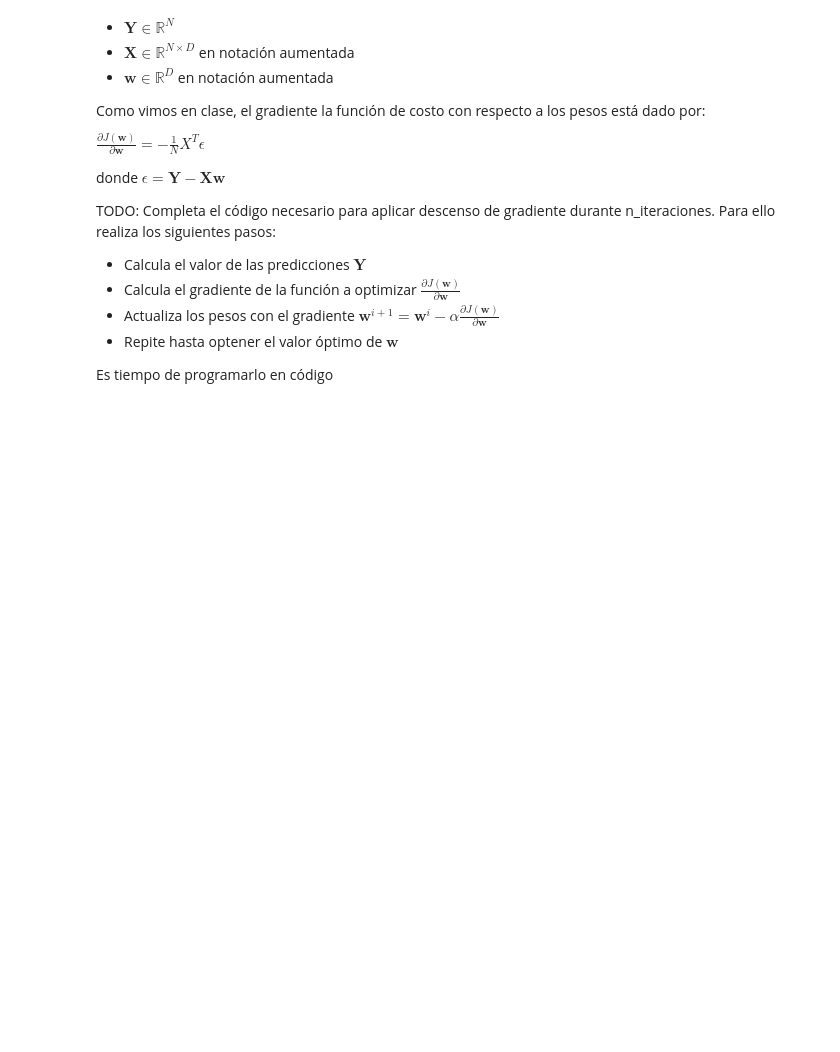
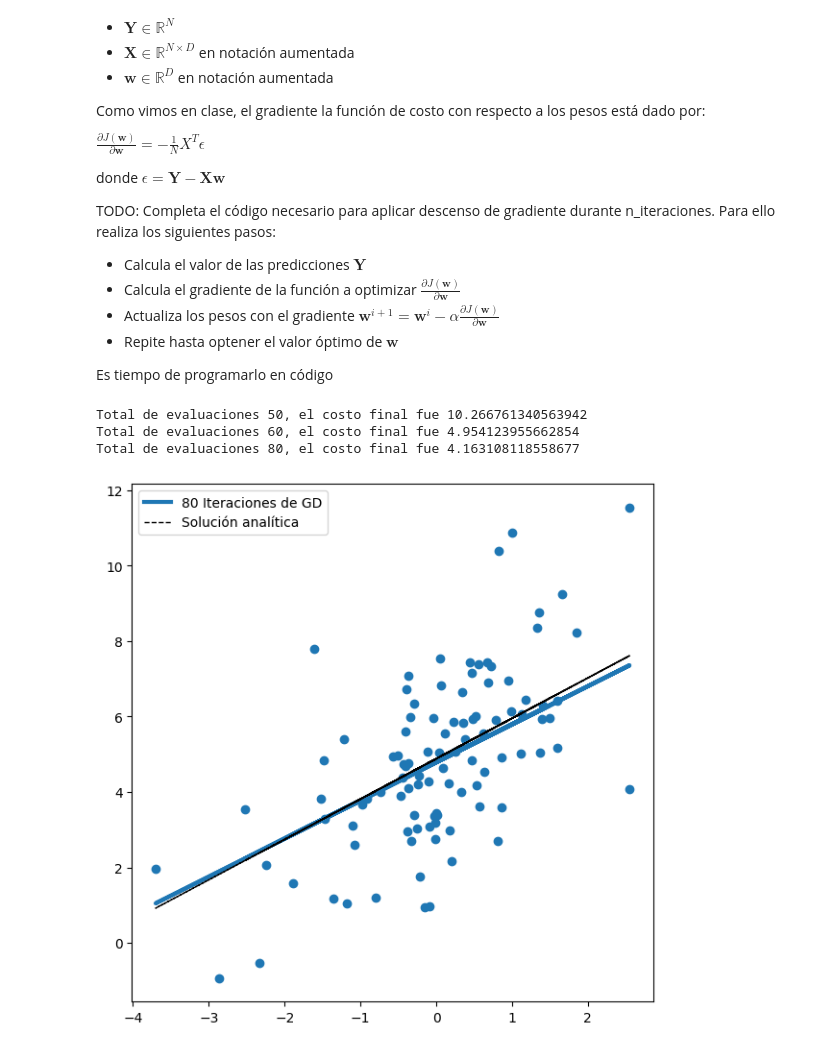
Before and after one commit to JessicaBorja/SI24, a Jupyter notebook: src/si24/ejercicios/E03_linear_reg/gradient_descent.ipynb, the cells around one changed output. Drawn from its saved outputs; the diff is of its cells as text; code cells hidden in the pictures; blank space fills up the shorter version.

Commit message:
Add files via upload
gradiente terminado

```diff
--- a/src/si24/ejercicios/E03_linear_reg/gradient_descent.ipynb
+++ b/src/si24/ejercicios/E03_linear_reg/gradient_descent.ipynb
@@ -166,7 +160,7 @@ Como vimos en clase, el gradiente la función de costo con respecto a los pesos
 
 Es tiempo de programarlo en código
 # %%
-def gradient_descent(X, y, lr, N_iterations, w_start=np.array([0,0])):
+def gradient_descent(X, y, lr, N_iterations, w_start=np.array([0, 0])):
     """
     Entradas:
     X: arreglo con los datos en notación aumentada X
@@ -181,60 +175,63 @@ def gradient_descent(X, y, lr, N_iterations, w_start=np.array([0,0])):
     """
     m = X.shape[0]
 
-    # initialize the coefficients
-    w=w_start
+    # Inicializamos los coeficientes
+    w = w_start.astype(np.float64)  # Convertir a float64
+    cost_history = []
 
     for i in range(N_iterations):
-        # ====== Start of solution =====
-        # TODO: Calcula la predicción
-        hypothesis = ...
+        # Calculamos la predicción
+        hypothesis = np.dot(X, w)
 
-        # TODO: Calcula el error
+        # Calculamos el error
+        error = hypothesis - y
 
+        # Calculamos el gradiente del MSE loss
+        gradient = np.dot(X.T, error) / m
 
-        # TODO: Calcula el gradiente del MSE loss
+        # Actualizamos los pesos
+        w -= lr * gradient
 
-
-        # TODO: Actualiza los pesos
-
-
-        # ====== End of solution =====
         # Calculamos la función de costo y guardamos el resultado
         loss = mse_loss(y, hypothesis)
+        cost_history.append(loss)
 
-    print(f"Total de evaluaciones {i}, el costo final fue {loss}")
-    w_opt=w
-    return w_opt
+    print(f"Total de evaluaciones {i+1}, el costo final fue {loss}")
+    return w, cost_history
 # %%
 from sklearn import linear_model
 # Parámetros de descenso de gradiente
 N_iterations = [50,60,80]
 
 # Pesos iniciales y ritmo de aprendizaje
 lr = 0.1  # Utiliza valores cercanos e.g. 0.05, 0.2 .. etc
 w_start = np.array([-400,0])
 w_start = np.expand_dims(w_start,-1)
 
 # (2.) - (4.) -> Variación de cantidad de iteraciones
 plt.figure(figsize=(7,7))
 plt.scatter(x_val[:,-1], y_val)
 for n_it in N_iterations:
     # Entrenamos el modelo en el set de entrenamiento
-    w_opt = gradient_descent(x_train, y_train, lr, n_it, w_start)
-
+    w_opt, _ = gradient_descent(x_train, y_train, lr, n_it, w_start)
     # Visualizamos la predicción en el set de validación
-    prediction = x_val @ w_opt
-    plt.plot(x_val[:,-1], prediction, label = str(n_it)+" Iteraciones de GD", linewidth=3)
+    prediction = x_val @ w_opt.reshape(-1, 1)  # Ajustar la forma de w_opt
+plt.plot(x_val[:,-1], prediction, label = str(n_it)+" Iteraciones de GD", linewidth=3)
 
 # Obtener la solución analítica
 analitic_sol=linear_model.LinearRegression()
 analitic_sol.fit(x_train, y_train)
 
 # Visualizar solución analitica
 plt.plot(x_val[:,-1], analitic_sol.predict(x_val),label = 'Solución analítica', linewidth=1, linestyle="dashed", color="black")
 # plt.ylim(bottom=-10)
 plt.legend()
 plt.show()
+# %% [output]
+Total de evaluaciones 50, el costo final fue 10.266761340563942
+Total de evaluaciones 60, el costo final fue 4.954123955662854
+Total de evaluaciones 80, el costo final fue 4.163108118558677
+[figure, added]
 # %% [markdown]
 <b>TODO: Contesta las siguientes preguntas</b>
 - ¿Cuántas evaluaciones de la función de costo se evaluaron para encontrar la solución con un $lr=0.1$? ¿Cómo se compara este número a la solución por busqueda exhaustiva?
```
Also changed, not shown: parts of 5 cells of this notebook.
